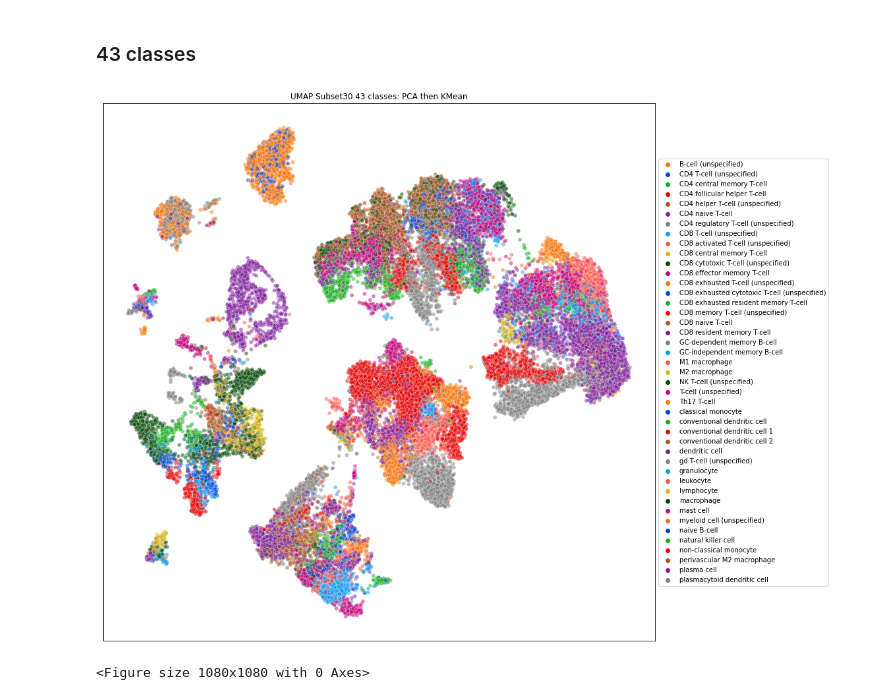
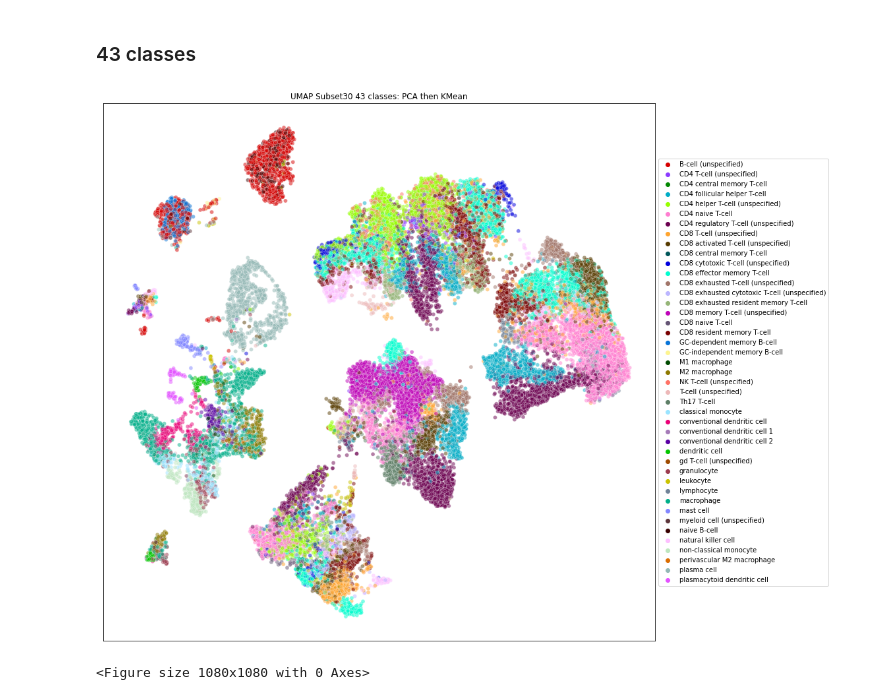
Before and after one commit to martrip/single-cell_classification, a Jupyter notebook: notebooks/Unsupervised_ML.ipynb, the cells around one changed output. Cells and saved outputs as stored; diff of their text form; code cells hidden in the pictures.

```diff
--- a/notebooks/Unsupervised_ML.ipynb
+++ b/notebooks/Unsupervised_ML.ipynb
@@ -364,16 +362,17 @@ plt.show()
 # %% [markdown]
 ### 12 classes
 # %%
-n_optimal=12
-kmean = KMeans(n_clusters=n_optimal)
+cell_types = 12
+n_optimal = 12
+
+kmean = KMeans(n_clusters=cell_types)
 kmean.fit(X_umap)
 labels = kmean.labels_
 
 # plot UMAP with labels
 fig = plt.figure(figsize =(15, 15))
 ax = fig.add_subplot()
-colors = ['#F97306', '#0343DF', '#15B01A', '#E50000', '#A9561E', '#7E1E9C', '#808080', '#069AF3', '#FC5A50', '#DBB40C', '#054907', '#C20078']
-pal = sns.set_palette(sns.color_palette(colors))
+pal = sns.color_palette(cc.glasbey, n_colors=cell_types)
 order = sorted(Subset30["cell_type"].unique())
 sns.scatterplot(x=X_umap[:, 0], y=X_umap[:, 1], alpha=0.5, hue= Subset30["cell_type"], hue_order=order, ax=ax, cmap='viridis', legend='full', palette = pal)
 plt.axis('tight')
@@ -388,14 +387,17 @@ plt.savefig('UMAP Subset30 12 classes PCA then KMean 20211028.png')
 # %% [markdown]
 #### plot that only shows T-cells inn different colour
 # %%
-t_cell = pd.DataFrame({'Cell': ['T_cell' if Subset30["cell_type"][i] == 'T-cell' else 'Other' for i in range(0,len(Subset30['cell_type']))]})
+t_cell = pd.DataFrame({'Cell': ['T_cell' if Subset30["cell_type"][i] == 'T-cell' else 'Other' for i in range(0,len(predictions['Cell']))]})
 t_cell['Cell'].value_counts()
 # %% [output]
 T_cell    24926
 Other      7631
 Name: Cell, dtype: int64
 # %%
-n_optimal=12
+number_classes = t_cell['Cell'].nunique()
+
+n_optimal = number_classes
+
 kmean = KMeans(n_clusters=n_optimal)
 kmean.fit(X_umap)
 labels = kmean.labels_
@@ -403,12 +405,9 @@ labels = kmean.labels_
 # plot UMAP with labels
 fig = plt.figure(figsize =(15, 15))
 ax = fig.add_subplot()
+order = sorted(predictions['Cell'].unique())
 sns.scatterplot(x=X_umap[:, 0], y=X_umap[:, 1], alpha=0.5, hue=t_cell['Cell'], ax=ax, cmap='viridis', legend='full', palette = ['#0343DF', 'grey'])
 
-# plt.legend(title='Prediction')
-# plt.setp(ax.get_legend().get_texts(), fontsize='18', fontfamily='sans-serif') # for legend text
-# plt.setp(ax.get_legend().get_title(), fontsize='26', fontfamily='sans-serif') # for legend title
-# plt.legend(title='Team', fontsize='28', title_fontsize='20')
 plt.axis('tight')
 ax.legend(loc='center left', bbox_to_anchor=(1, 0.5))
 plt.xticks([]), plt.yticks([])
@@ -422,24 +421,27 @@ plt.savefig('UMAP_12_classes.png')
 ### 43 classes
 # %%
 n_optimal = 43
+
+
+#sc.tl.umap(adata, random_state=r_seed)
 
 kmean = KMeans(n_clusters=n_optimal)
 kmean.fit(X_umap)
 labels = kmean.labels_
 
 # plot UMAP with labels
 fig = plt.figure(figsize =(15, 15))
 ax = fig.add_subplot()
-pal = sns.color_palette(palette=None, n_colors=43, desat=None, as_cmap=False)
+pal = palette = sns.color_palette(cc.glasbey, n_colors=43)
 order = sorted(Subset30["cell_state"].unique())
 sns.scatterplot(x=X_umap[:, 0], y=X_umap[:, 1], alpha=0.5, hue= Subset30["cell_state"], hue_order=order, ax=ax, cmap='viridis', legend='full', palette = pal)
 plt.axis('tight')
 
 plt.xticks([]), plt.yticks([])
 ax.legend(loc='center left', bbox_to_anchor=(1, 0.5))
 plt.title('UMAP Subset30 43 classes: PCA then KMean')
 plt.show()
 plt.savefig('UMAP Subset30 43 classes PCA then KMean 20211028.png')
 # %% [output]
-[figure, old version]
+[figure, new version]
 <Figure size 1080x1080 with 0 Axes>
```
Also changed, not shown: parts of 8 cells of this notebook, 9 other files.
